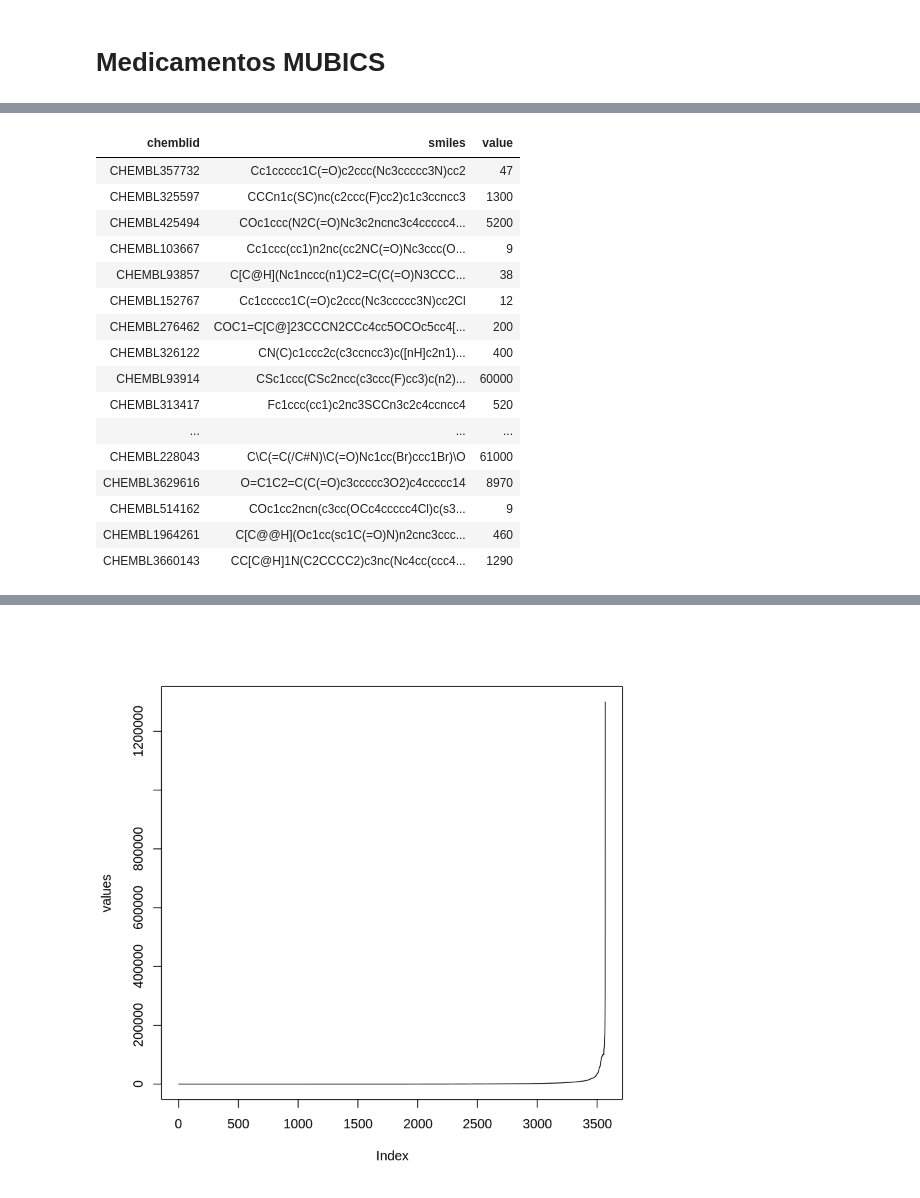
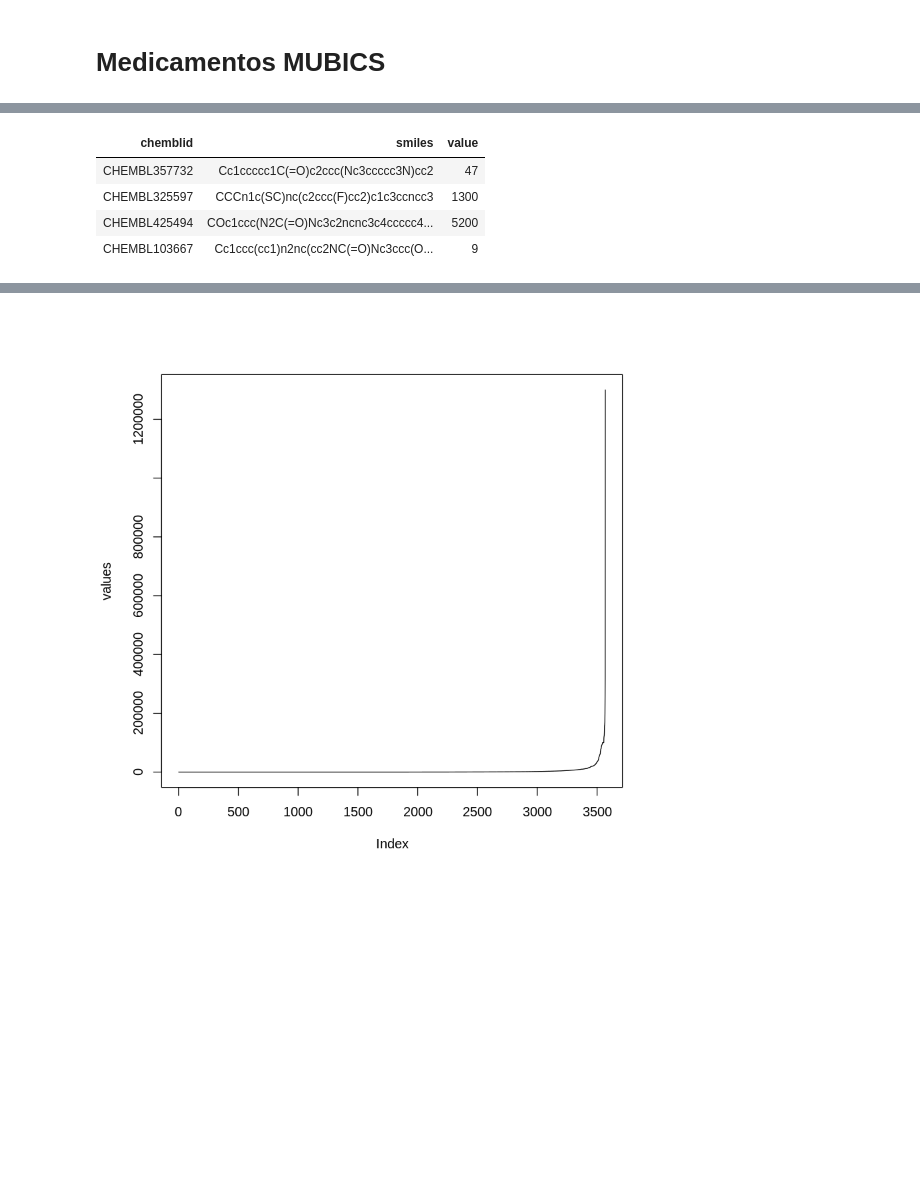
Before and after one commit to alejandrorodriguezarias/MedicamentosMUBICS, a Jupyter notebook: medicamentos-jupyter.ipynb, the cells around one changed output, grey strips where cells are left out. Drawn from its saved outputs; the diff is of its cells as text; code cells hidden in the pictures; blank space fills up the shorter version.

```diff
--- a/medicamentos-jupyter.ipynb
+++ b/medicamentos-jupyter.ipynb
@@ -3,32 +15,17 @@
 # %%
-library(dplyr)
-library(readxl)
 #Filtramos la base de datos para tener solo los valores referentes a IC50 y Homo Sapiens
-dataset <- read_excel("dataset_Chembl_Cytokines.xlsx")
-
 medicamentos<- filter(dataset,dataset$STANDARD_TYPE_UNITSj=="IC50 (nM)")
 medicamentos<- filter(medicamentos,medicamentos$ASSAY_ORGANISM=="Homo sapiens")
+#Creamos un data frame con las columnas id, smiles y value
 medicamentos <- data.frame("chemblid"= medicamentos$CMPD_CHEMBLID,
                            "smiles" = medicamentos$CANONICAL_SMILES,  "value" = medicamentos$STANDARD_VALUE)
-medicamentos
+head(medicamentos, 4)
 # %% [output]
 | chemblid | smiles | value |
 | CHEMBL357732 | Cc1ccccc1C(=O)c2ccc(Nc3ccccc3N)cc2 | 47 |
 | CHEMBL325597 | CCCn1c(SC)nc(c2ccc(F)cc2)c1c3ccncc3 | 1300 |
 | CHEMBL425494 | COc1ccc(N2C(=O)Nc3c2ncnc3c4ccccc4... | 5200 |
 | CHEMBL103667 | Cc1ccc(cc1)n2nc(cc2NC(=O)Nc3ccc(O... | 9 |
-| CHEMBL93857 | C[C@H](Nc1nccc(n1)C2=C(C(=O)N3CCC... | 38 |
-| CHEMBL152767 | Cc1ccccc1C(=O)c2ccc(Nc3ccccc3N)cc2Cl | 12 |
-| CHEMBL276462 | COC1=C[C@]23CCCN2CCc4cc5OCOc5cc4[... | 200 |
-| CHEMBL326122 | CN(C)c1ccc2c(c3ccncc3)c([nH]c2n1)... | 400 |
-| CHEMBL93914 | CSc1ccc(CSc2ncc(c3ccc(F)cc3)c(n2)... | 60000 |
-| CHEMBL313417 | Fc1ccc(cc1)c2nc3SCCn3c2c4ccncc4 | 520 |
-| ... | ... | ... |
-| CHEMBL228043 | C\C(=C(/C#N)\C(=O)Nc1cc(Br)ccc1Br)\O | 61000 |
-| CHEMBL3629616 | O=C1C2=C(C(=O)c3ccccc3O2)c4ccccc14 | 8970 |
-| CHEMBL514162 | COc1cc2ncn(c3cc(OCc4ccccc4Cl)c(s3... | 9 |
-| CHEMBL1964261 | C[C@@H](Oc1cc(sc1C(=O)N)n2cnc3ccc... | 460 |
-| CHEMBL3660143 | CC[C@H]1N(C2CCCC2)c3nc(Nc4cc(ccc4... | 1290 |
 # %%
 #cargamos descriptores moleculares
 vectorDescriptores <- read.csv("vectorDescriptores.csv")
```
Also changed, not shown: parts of 1 cell of this notebook.
